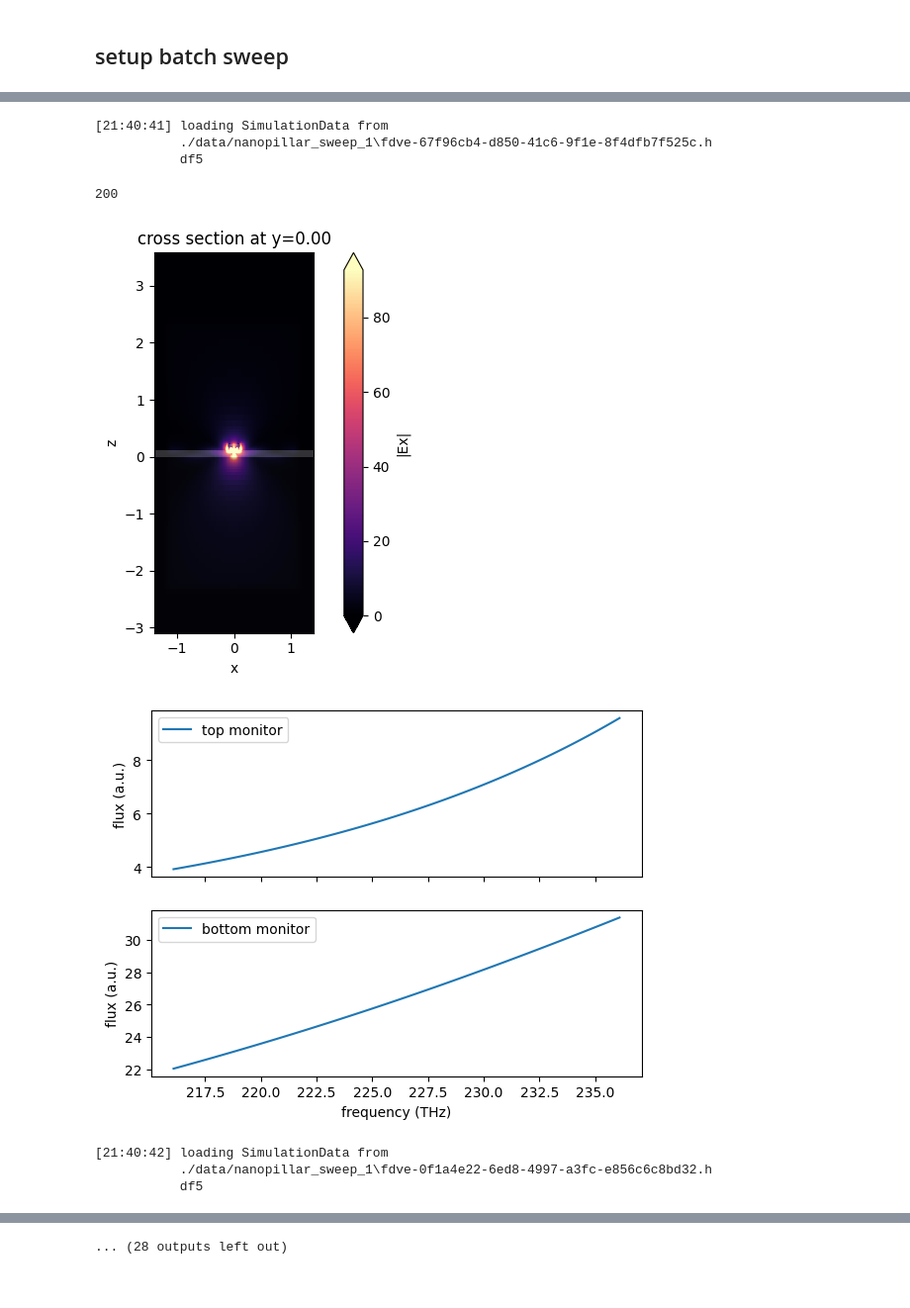
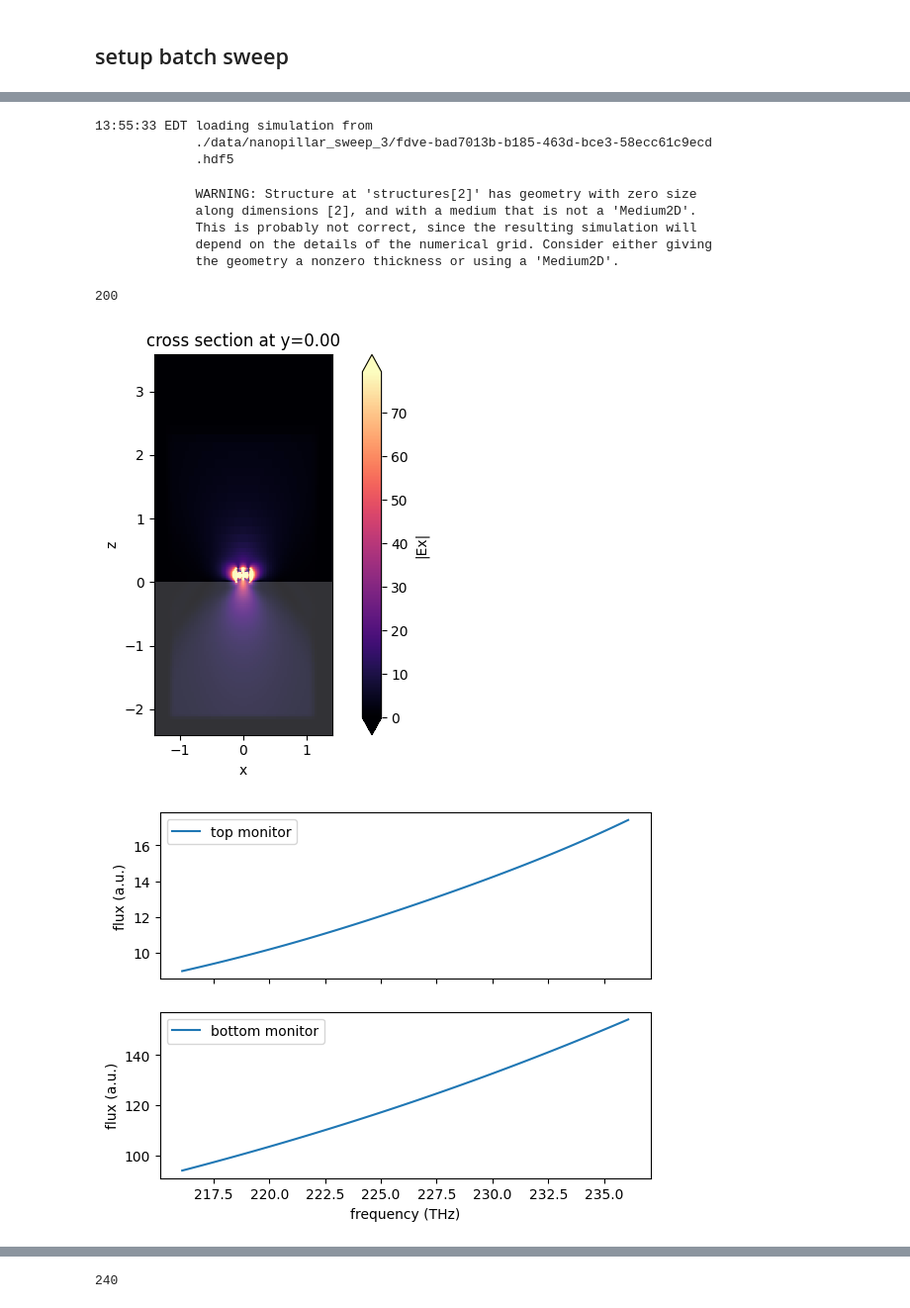
Before and after one commit to ChangJIN777/nanopillar_sim_tidy, a Jupyter notebook: nanopillar_Batchsweep_diameter.ipynb, the cells around one changed output, grey strips where cells are left out. Shown at 99% size. Drawn from its saved outputs; the diff is of its cells as text; code cells hidden in the pictures.

Commit message:
finished the first run of the pillar simulation

```diff
--- a/nanopillar_Batchsweep_diameter.ipynb
+++ b/nanopillar_Batchsweep_diameter.ipynb
@@ -13,6 +13,8 @@ nm = 1e-3
 ## setup batch sweep
 # %%
 nanopillar_obj = nanopillar()
+nanopillar_obj.set_bulk_Si_thickness(110)
+nanopillar_obj.set_dataFolderName('./bulkSilicon_data_1/')
 nanopillar_obj.set_runTime = 6e-12
 nanopillar_obj.set_t_start = 5e-13
 pillar_diameter_min = 200 # nm
@@ -70,3 +84,3 @@ batch = web.Batch(simulations=sims)
 # %%
-batch_results = batch.run(path_dir='./data/nanopillar_sweep_1')
+batch_results = batch.run(path_dir='./data/nanopillar_sweep_3')
 # %% [output]
@@ -78,21 +92,29 @@ batch_results = batch.run(path_dir='./data/nanopillar_sweep_1')
 [interactive output not drawn]
 [interactive output not drawn]
 # %%
+import os
+if os.path.exists(nanopillar_obj.data_path) and os.path.isdir(nanopillar_obj.data_path):
+    print(f"The folder '{nanopillar_obj.data_path}' exists.")
+else:
+    os.makedirs(nanopillar_obj.data_path, exist_ok=False)
+
 i = 0
 for task_name, sim_data in batch_results.items():
     pillar_diameter = pillar_diameter_list[i]
     print(pillar_diameter)
     nanopillar_obj.plot_field_data(sim_data)
     nanopillar_obj.set_pillar_diameter(pillar_diameter)
     nanopillar_obj.data_analysis(sim_data)
     i = i+1
 # %% [output]
-[21:40:41] loading SimulationData from
-           ./data/nanopillar_sweep_1\fdve-67f96cb4-d850-41c6-9f1e-8f4dfb7f525c.h
-           df5
+13:55:33 EDT loading simulation from
+             ./data/nanopillar_sweep_3/fdve-bad7013b-b185-463d-bce3-58ecc61c9ecd
+             .hdf5
-200
+             WARNING: Structure at 'structures[2]' has geometry with zero size
+             along dimensions [2], and with a medium that is not a 'Medium2D'.
+             This is probably not correct, since the resulting simulation will
+             depend on the details of the numerical grid. Consider either giving
+             the geometry a nonzero thickness or using a 'Medium2D'.
+200
-[figure, old version]
+[figure, new version]
-[figure, old version]
+[figure, new version]
-[21:40:42] loading SimulationData from
-           ./data/nanopillar_sweep_1\fdve-0f1a4e22-6ed8-4997-a3fc-e856c6c8bd32.h
-           df5
@@ -108 +134 @@ for task_name, sim_data in batch_results.items():
-... (28 outputs left out)
+240
```
Also changed, not shown: parts of 4 cells of this notebook, 44 other files.
